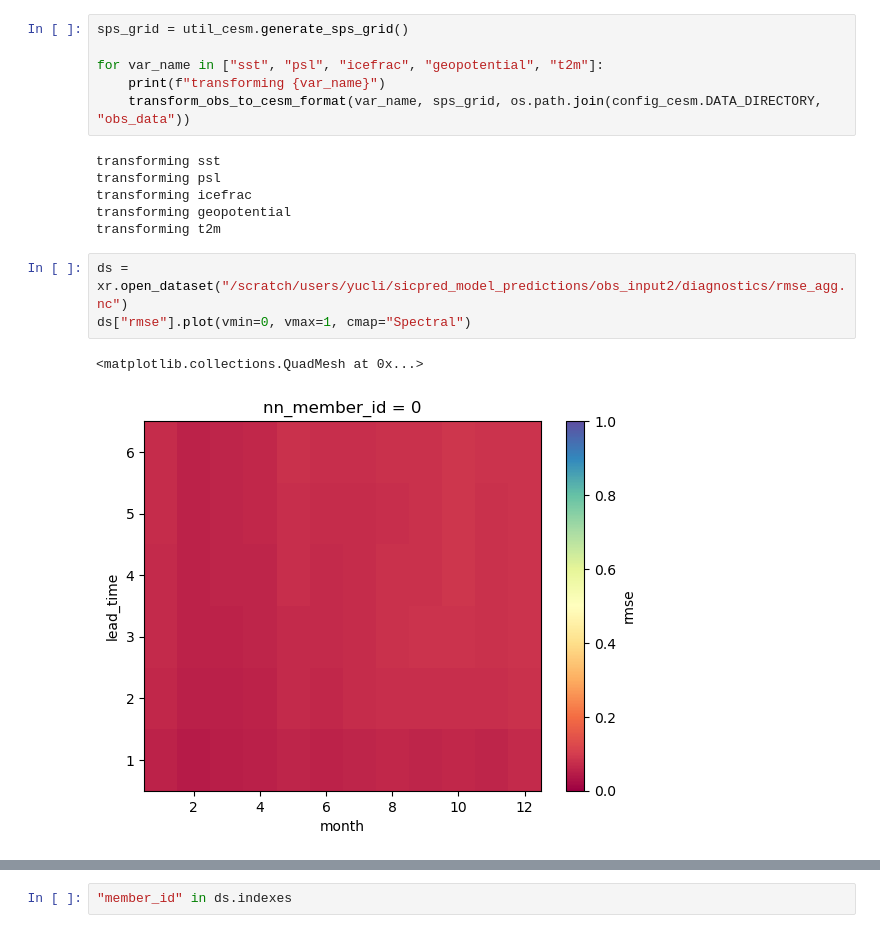
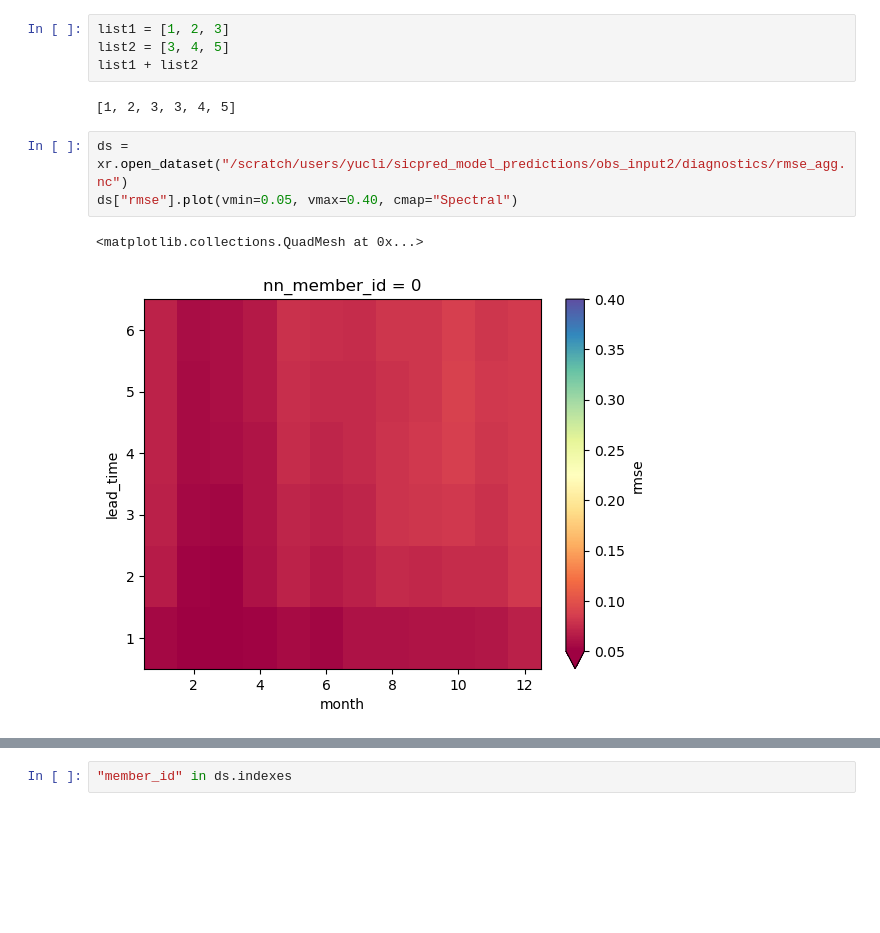
Before and after one commit to ychnli/sicpred, a Jupyter notebook: finetune.ipynb, the cells around one changed output, grey strips where cells are left out. Drawn from its saved outputs; the diff is of its cells as text; blank space fills up the shorter version.

```diff
--- a/finetune.ipynb
+++ b/finetune.ipynb
@@ -108,18 +11,12 @@ def transform_obs_to_cesm_format(var_name, output_grid, savedir):
-# %%
-sps_grid = util_cesm.generate_sps_grid()
-
-for var_name in ["sst", "psl", "icefrac", "geopotential", "t2m"]:
-    print(f"transforming {var_name}")
-    transform_obs_to_cesm_format(var_name, sps_grid, os.path.join(config_cesm.DATA_DIRECTORY, "obs_data"))
-# %% [output]
-transforming sst
-transforming psl
-transforming icefrac
-transforming geopotential
-transforming t2m
+# %%
+list1 = [1, 2, 3]
+list2 = [3, 4, 5]
+list1 + list2
+# %% [output]
+[1, 2, 3, 3, 4, 5]
 # %%
 ds = xr.open_dataset("/scratch/users/yucli/sicpred_model_predictions/obs_input2/diagnostics/rmse_agg.nc")
-ds["rmse"].plot(vmin=0, vmax=1, cmap="Spectral")
+ds["rmse"].plot(vmin=0.05, vmax=0.40, cmap="Spectral")
 # %% [output]
 <matplotlib.collections.QuadMesh at 0x...>
-[figure, old version]
+[figure, new version]
```
Also changed, not shown: parts of 6 cells of this notebook, 27 other files.
